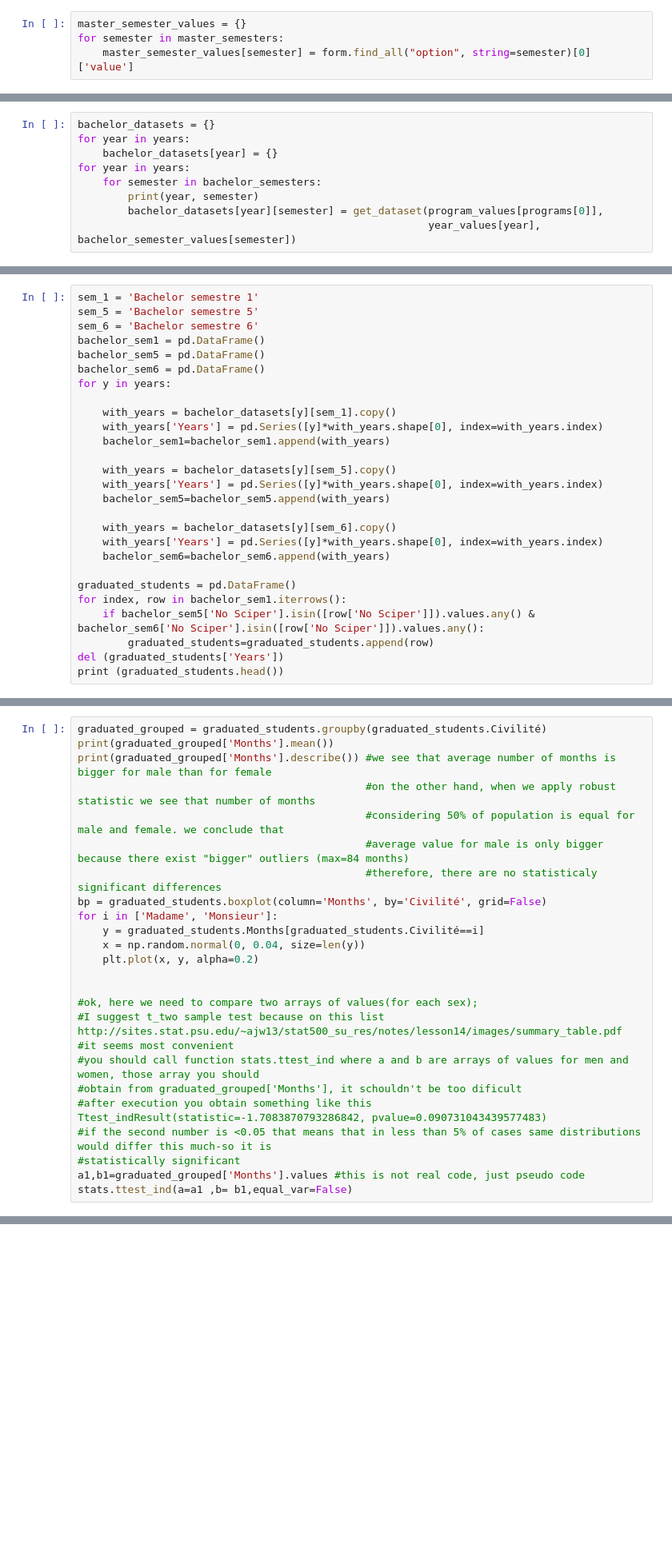
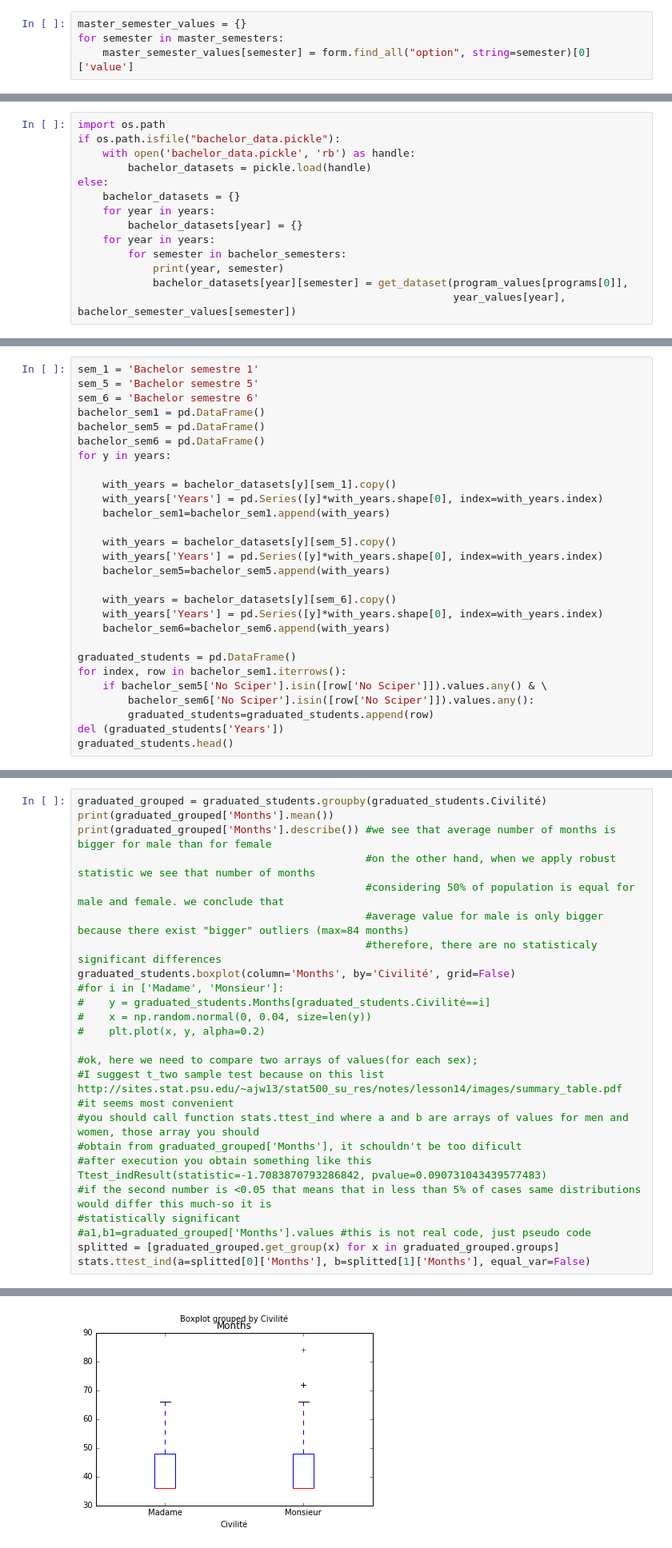
Before and after one commit to artem-s-shevchenko/ADA-homework, a Jupyter notebook: ada_hw2.ipynb, the cells around one changed output, grey strips where cells are left out. Shown: that part at 80% size. Cells and saved outputs as stored; diff of their text form; blank space fills up the shorter version.

```diff
--- a/ada_hw2.ipynb
+++ b/ada_hw2.ipynb
@@ -61,11 +62,16 @@ def get_dataset(prog_val, y_val, sem_val):
                                        'Spécialisation', 'Filière opt.', 'Mineur', 'Statut', 'Type Echange',
                                        'Ecole Echange', 'No Sciper'])
 # %%
-bachelor_datasets = {}
-for year in years:
-    bachelor_datasets[year] = {}
-for year in years:
-    for semester in bachelor_semesters:
-        print(year, semester)
-        bachelor_datasets[year][semester] = get_dataset(program_values[programs[0]],
-                                                        year_values[year], bachelor_semester_values[semester])
+import os.path
+if os.path.isfile("bachelor_data.pickle"):
+    with open('bachelor_data.pickle', 'rb') as handle:
+        bachelor_datasets = pickle.load(handle)
+else:
+    bachelor_datasets = {}
+    for year in years:
+        bachelor_datasets[year] = {}
+    for year in years:
+        for semester in bachelor_semesters:
+            print(year, semester)
+            bachelor_datasets[year][semester] = get_dataset(program_values[programs[0]],
+                                                            year_values[year], bachelor_semester_values[semester])
@@ -128,7 +161,8 @@ for y in years:
 
 graduated_students = pd.DataFrame()
 for index, row in bachelor_sem1.iterrows():
-    if bachelor_sem5['No Sciper'].isin([row['No Sciper']]).values.any() & bachelor_sem6['No Sciper'].isin([row['No Sciper']]).values.any():
+    if bachelor_sem5['No Sciper'].isin([row['No Sciper']]).values.any() & \
+        bachelor_sem6['No Sciper'].isin([row['No Sciper']]).values.any():
         graduated_students=graduated_students.append(row)
 del (graduated_students['Years'])
-print (graduated_students.head())
+graduated_students.head()
@@ -156,12 +204,11 @@ print(graduated_grouped['Months'].describe()) #we see that average number of mon
                                               #considering 50% of population is equal for male and female. we conclude that
                                               #average value for male is only bigger because there exist "bigger" outliers (max=84 months)
                                               #therefore, there are no statisticaly significant differences
-bp = graduated_students.boxplot(column='Months', by='Civilité', grid=False)
-for i in ['Madame', 'Monsieur']:
-    y = graduated_students.Months[graduated_students.Civilité==i]
-    x = np.random.normal(0, 0.04, size=len(y))
-    plt.plot(x, y, alpha=0.2)
-
+graduated_students.boxplot(column='Months', by='Civilité', grid=False)
+#for i in ['Madame', 'Monsieur']:
+#    y = graduated_students.Months[graduated_students.Civilité==i]
+#    x = np.random.normal(0, 0.04, size=len(y))
+#    plt.plot(x, y, alpha=0.2)
 
 #ok, here we need to compare two arrays of values(for each sex);
 #I suggest t_two sample test because on this list http://sites.stat.psu.edu/~ajw13/stat500_su_res/notes/lesson14/images/summary_table.pdf
@@ -171,6 +218,7 @@ for i in ['Madame', 'Monsieur']:
 #after execution you obtain something like this Ttest_indResult(statistic=-1.7083870793286842, pvalue=0.090731043439577483)
 #if the second number is <0.05 that means that in less than 5% of cases same distributions would differ this much-so it is
 #statistically significant
-a1,b1=graduated_grouped['Months'].values #this is not real code, just pseudo code
-stats.ttest_ind(a=a1 ,b= b1,equal_var=False)
+#a1,b1=graduated_grouped['Months'].values #this is not real code, just pseudo code
+splitted = [graduated_grouped.get_group(x) for x in graduated_grouped.groups]
+stats.ttest_ind(a=splitted[0]['Months'], b=splitted[1]['Months'], equal_var=False)
 # %% [output]
@@ -178,3 +243,4 @@ NameError: name 'graduated_students' is not defined
+[figure, added]
 # %%
 sem_1 = 'Master semestre 1'
 sem_2 = 'Master semestre 2'
```
Also changed, not shown: parts of 13 cells of this notebook, 2 other files.
